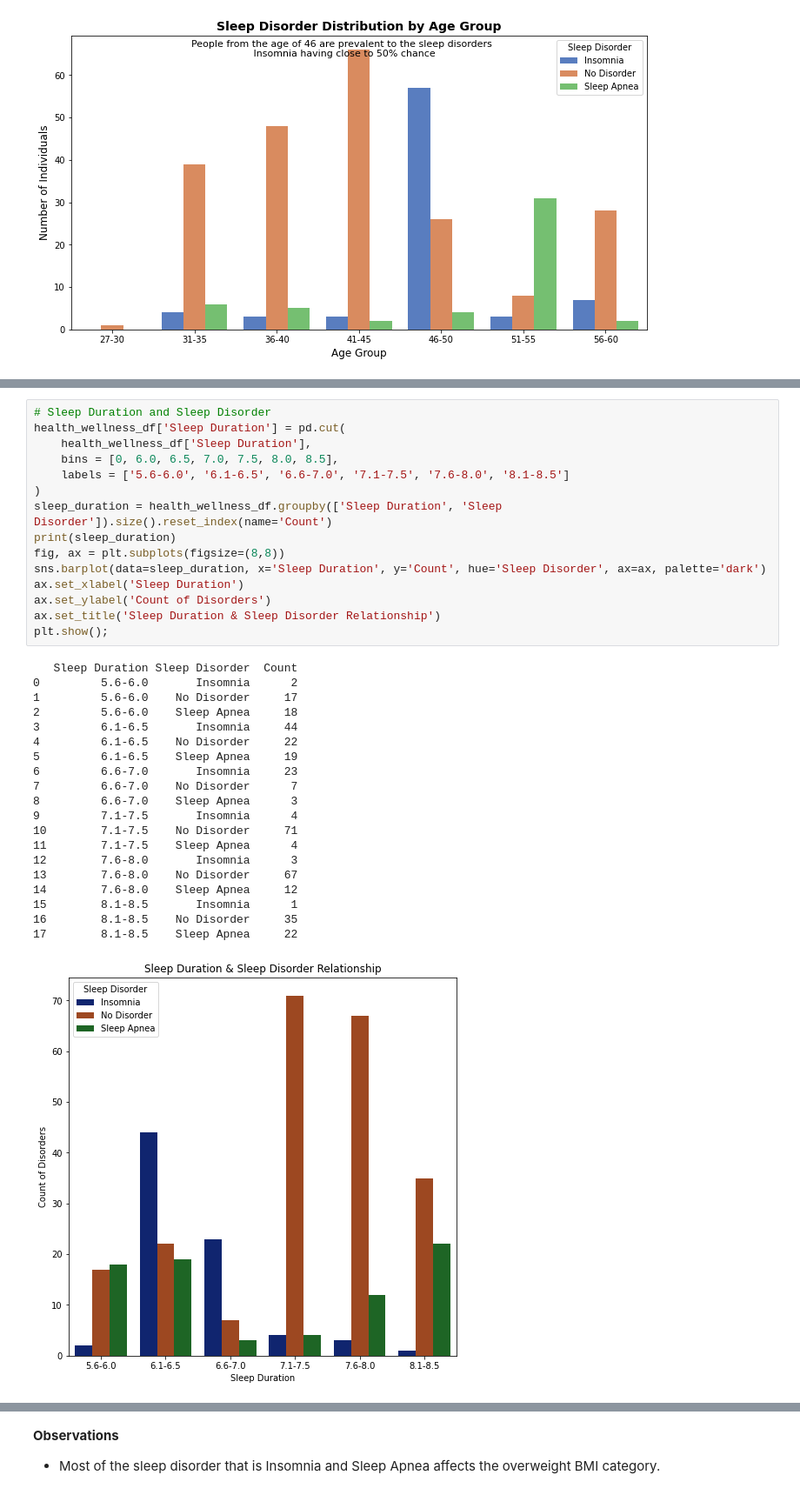
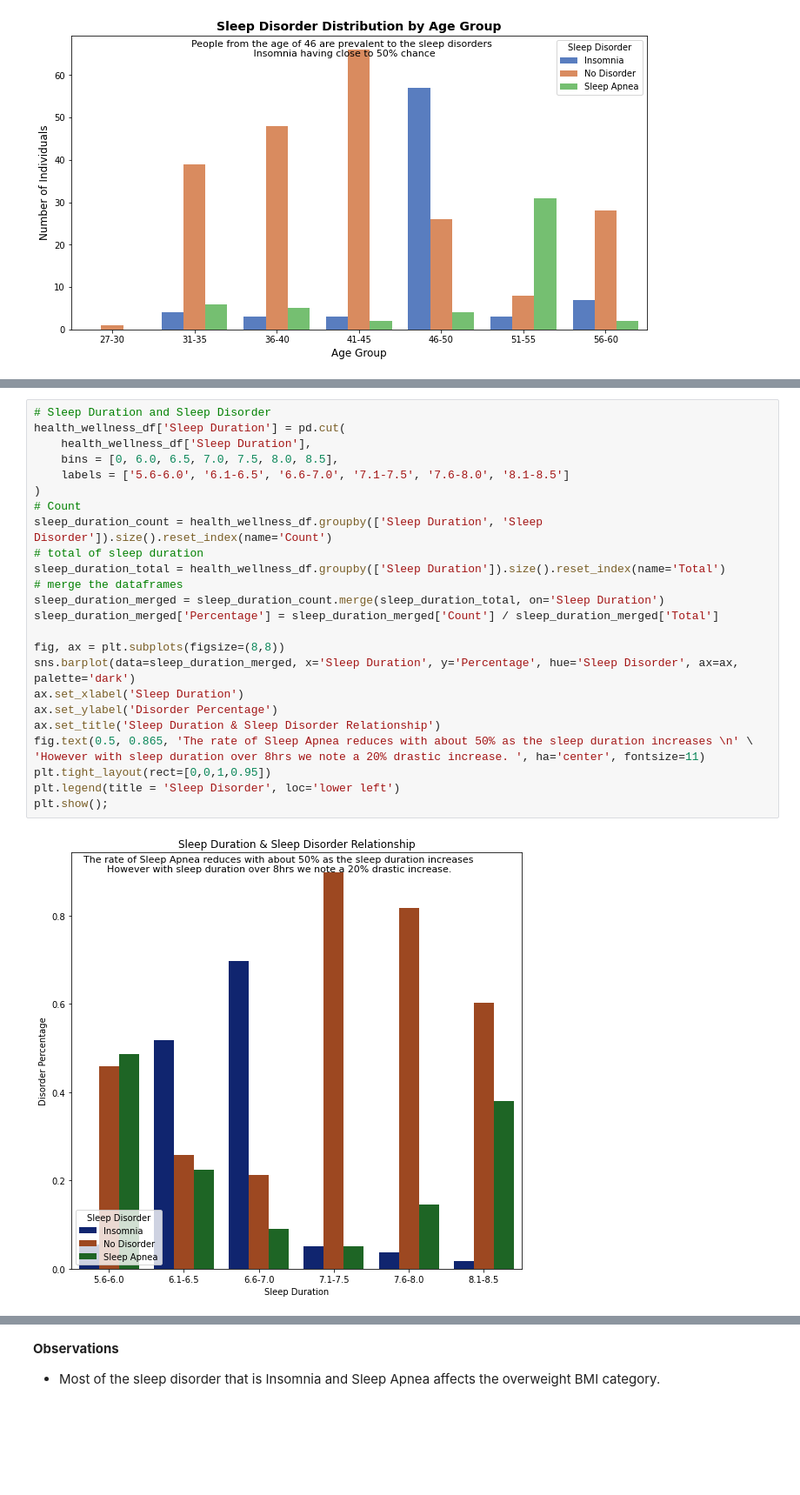
Before and after one commit to jgatharia/Health_and_Sleep_Relation_Project, a Jupyter notebook: health_and_wellness.ipynb, the cells around one changed output, grey strips where cells are left out. Shown at 87% size. Cells and saved outputs as stored; diff of their text form; blank space fills up the shorter version.

```diff
--- a/health_and_wellness.ipynb
+++ b/health_and_wellness.ipynb
@@ -466,39 +461,30 @@ plt.show()
 # %%
 # Sleep Duration and Sleep Disorder
 health_wellness_df['Sleep Duration'] = pd.cut(
     health_wellness_df['Sleep Duration'],
     bins = [0, 6.0, 6.5, 7.0, 7.5, 8.0, 8.5],
     labels = ['5.6-6.0', '6.1-6.5', '6.6-7.0', '7.1-7.5', '7.6-8.0', '8.1-8.5']
 )
-sleep_duration = health_wellness_df.groupby(['Sleep Duration', 'Sleep Disorder']).size().reset_index(name='Count')
-print(sleep_duration)
+# Count
+sleep_duration_count = health_wellness_df.groupby(['Sleep Duration', 'Sleep Disorder']).size().reset_index(name='Count')
+# total of sleep duration
+sleep_duration_total = health_wellness_df.groupby(['Sleep Duration']).size().reset_index(name='Total')
+# merge the dataframes
+sleep_duration_merged = sleep_duration_count.merge(sleep_duration_total, on='Sleep Duration')
+sleep_duration_merged['Percentage'] = sleep_duration_merged['Count'] / sleep_duration_merged['Total']
+
 fig, ax = plt.subplots(figsize=(8,8))
-sns.barplot(data=sleep_duration, x='Sleep Duration', y='Count', hue='Sleep Disorder', ax=ax, palette='dark')
+sns.barplot(data=sleep_duration_merged, x='Sleep Duration', y='Percentage', hue='Sleep Disorder', ax=ax, palette='dark')
 ax.set_xlabel('Sleep Duration')
-ax.set_ylabel('Count of Disorders')
+ax.set_ylabel('Disorder Percentage')
 ax.set_title('Sleep Duration & Sleep Disorder Relationship')
+fig.text(0.5, 0.865, 'The rate of Sleep Apnea reduces with about 50% as the sleep duration increases \n' \
+'However with sleep duration over 8hrs we note a 20% drastic increase. ', ha='center', fontsize=11)
+plt.tight_layout(rect=[0,0,1,0.95])
+plt.legend(title = 'Sleep Disorder', loc='lower left')
 plt.show();
 # %% [output]
-   Sleep Duration Sleep Disorder  Count
-0         5.6-6.0       Insomnia      2
-1         5.6-6.0    No Disorder     17
-2         5.6-6.0    Sleep Apnea     18
-3         6.1-6.5       Insomnia     44
-4         6.1-6.5    No Disorder     22
-5         6.1-6.5    Sleep Apnea     19
-6         6.6-7.0       Insomnia     23
-7         6.6-7.0    No Disorder      7
-8         6.6-7.0    Sleep Apnea      3
-9         7.1-7.5       Insomnia      4
-10        7.1-7.5    No Disorder     71
-11        7.1-7.5    Sleep Apnea      4
-12        7.6-8.0       Insomnia      3
-13        7.6-8.0    No Disorder     67
-14        7.6-8.0    Sleep Apnea     12
-15        8.1-8.5       Insomnia      1
-16        8.1-8.5    No Disorder     35
-17        8.1-8.5    Sleep Apnea     22
-[figure, old version]
+[figure, new version]
 # %% [markdown]
 **Observations**
 
```
Also changed, not shown: parts of 13 cells of this notebook.
